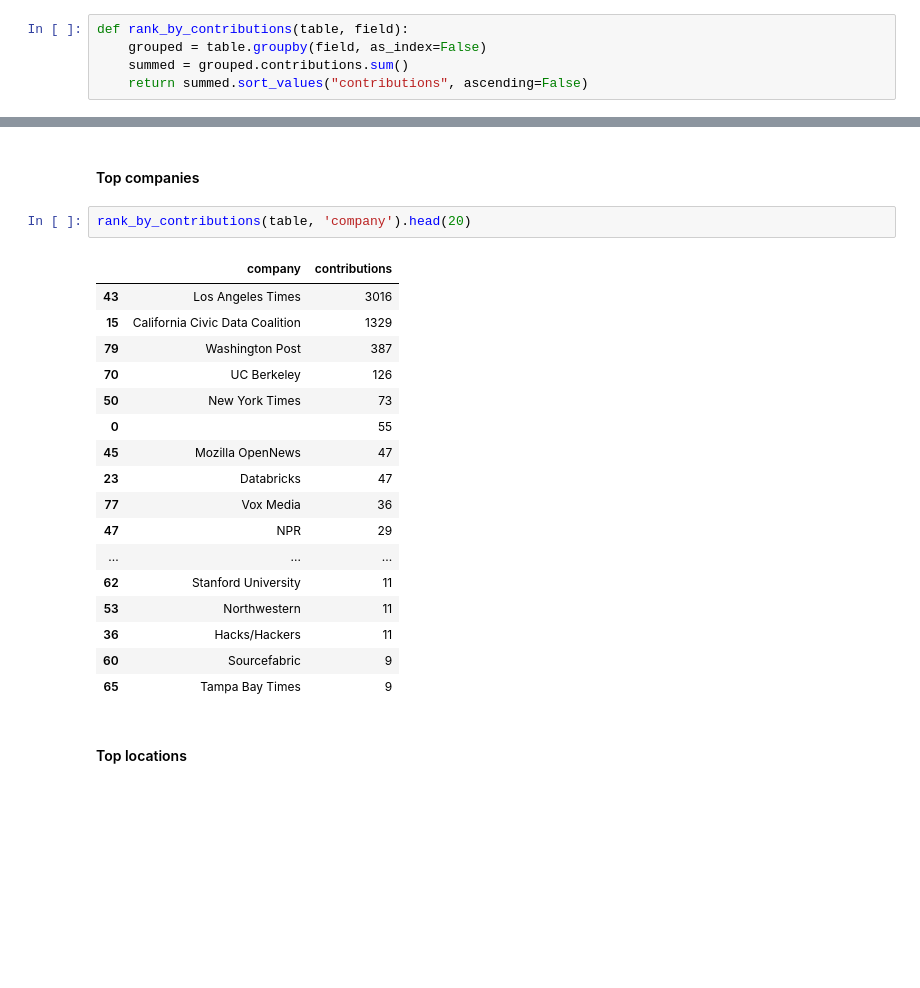
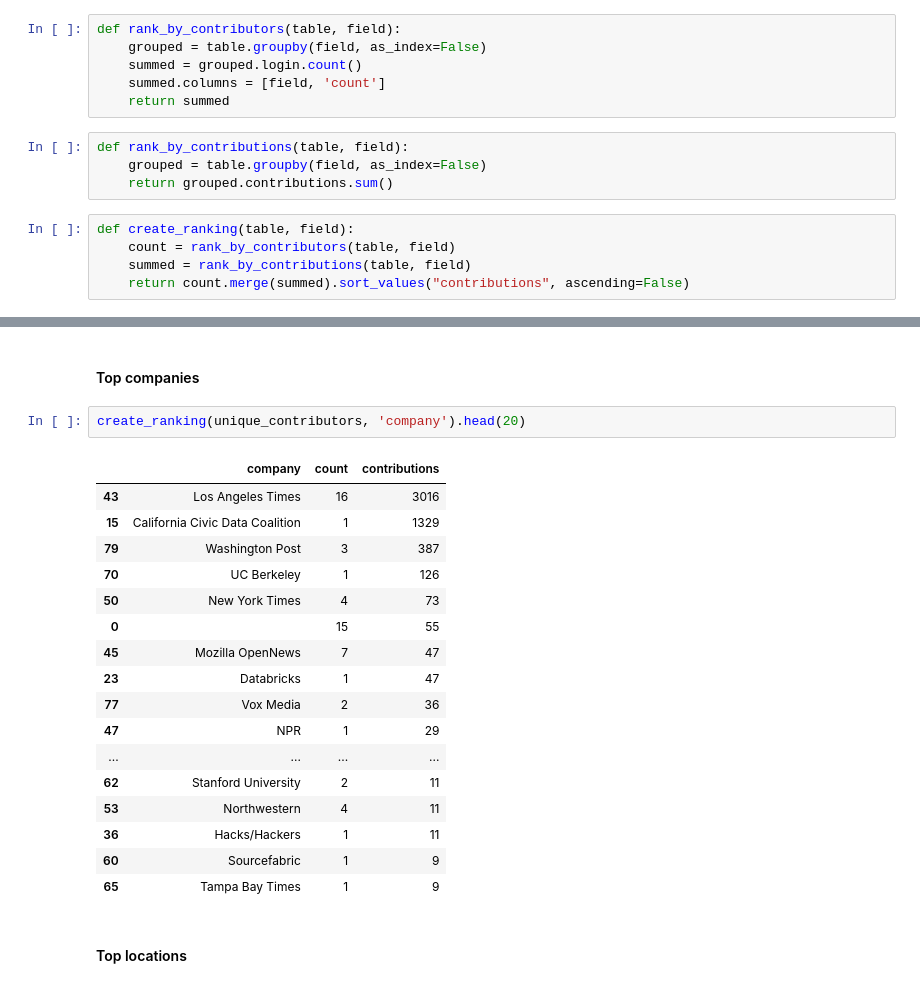
Before and after one commit to palewire/python-calaccess-notebooks, a Jupyter notebook: project-management/contributors.ipynb, the cells around one changed output, grey strips where cells are left out. Cells and saved outputs as stored; diff of their text form; blank space fills up the shorter version.

```diff
--- a/project-management/contributors.ipynb
+++ b/project-management/contributors.ipynb
@@ -226,11 +226,21 @@ array([[<matplotlib.axes._subplots.AxesSubplot object at 0x...>]], dtype=object)
 [figure]
 # %% [markdown]
 ### Contributions rankings
+# %%
+def rank_by_contributors(table, field):
+    grouped = table.groupby(field, as_index=False)
+    summed = grouped.login.count()
+    summed.columns = [field, 'count']
+    return summed
 # %%
 def rank_by_contributions(table, field):
     grouped = table.groupby(field, as_index=False)
-    summed = grouped.contributions.sum()
-    return summed.sort_values("contributions", ascending=False)
+    return grouped.contributions.sum()
+# %%
+def create_ranking(table, field):
+    count = rank_by_contributors(table, field)
+    summed = rank_by_contributions(table, field)
+    return count.merge(summed).sort_values("contributions", ascending=False)
 # %% [markdown]
 #### Top repositories
 # %%
@@ -274,25 +284,25 @@ rank_by_contributions(table, 'name').head(20)
 # %% [markdown]
 #### Top companies
 # %%
-rank_by_contributions(table, 'company').head(20)
+create_ranking(unique_contributors, 'company').head(20)
 # %% [output]
-|  | company | contributions |
-| 43 | Los Angeles Times | 3016 |
-| 15 | California Civic Data Coalition | 1329 |
-| 79 | Washington Post | 387 |
-| 70 | UC Berkeley | 126 |
-| 50 | New York Times | 73 |
-| 0 |  | 55 |
-| 45 | Mozilla OpenNews | 47 |
-| 23 | Databricks | 47 |
-| 77 | Vox Media | 36 |
-| 47 | NPR | 29 |
-| ... | ... | ... |
-| 62 | Stanford University | 11 |
-| 53 | Northwestern | 11 |
-| 36 | Hacks/Hackers | 11 |
-| 60 | Sourcefabric | 9 |
-| 65 | Tampa Bay Times | 9 |
+|  | company | count | contributions |
+| 43 | Los Angeles Times | 16 | 3016 |
+| 15 | California Civic Data Coalition | 1 | 1329 |
+| 79 | Washington Post | 3 | 387 |
+| 70 | UC Berkeley | 1 | 126 |
+| 50 | New York Times | 4 | 73 |
+| 0 |  | 15 | 55 |
+| 45 | Mozilla OpenNews | 7 | 47 |
+| 23 | Databricks | 1 | 47 |
+| 77 | Vox Media | 2 | 36 |
+| 47 | NPR | 1 | 29 |
+| ... | ... | ... | ... |
+| 62 | Stanford University | 2 | 11 |
+| 53 | Northwestern | 4 | 11 |
+| 36 | Hacks/Hackers | 1 | 11 |
+| 60 | Sourcefabric | 1 | 9 |
+| 65 | Tampa Bay Times | 1 | 9 |
 # %% [markdown]
 #### Top locations
 # %%
```
Also changed, not shown: parts of 3 cells of this notebook.
